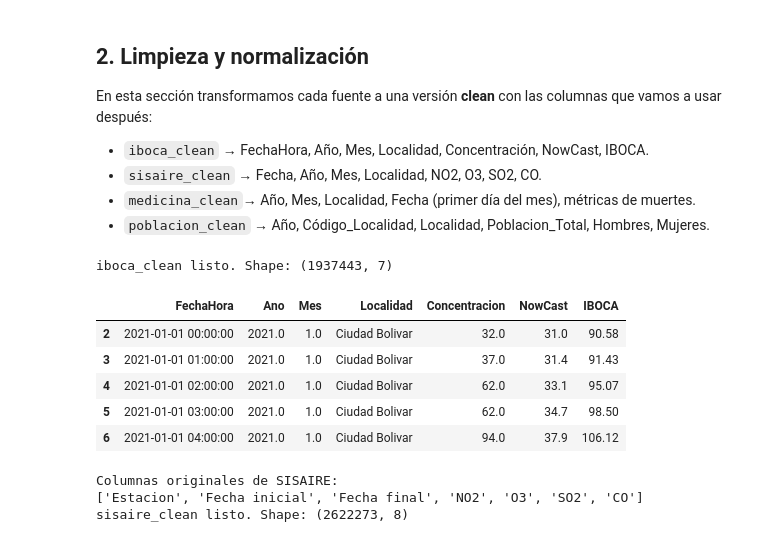
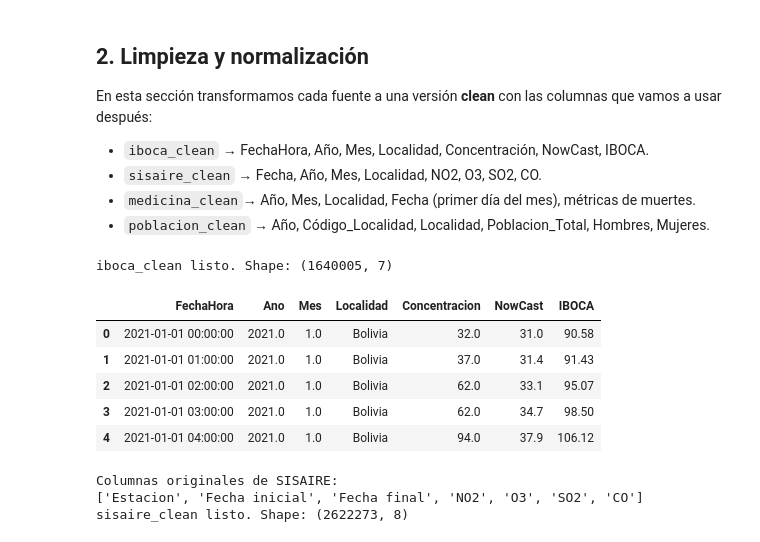
Before and after one commit to julianaduranl/P2_BI_Grupo9, a Jupyter notebook: ETL_parcial.ipynb, the cells around one changed output. Saved outputs shown, nothing was run; the diff lists cells and outputs as text; code cells hidden in the pictures.

```diff
--- a/ETL_parcial.ipynb
+++ b/ETL_parcial.ipynb
@@ -418,61 +559,47 @@ que vamos a usar después:
 - `medicina_clean`→ Año, Mes, Localidad, Fecha (primer día del mes), métricas de muertes.
 - `poblacion_clean` → Año, Código_Localidad, Localidad, Poblacion_Total, Hombres, Mujeres.
 # %%
-# 2.1 LIMPIEZA IBOCA → iboca_clean (con normalización de Localidad)
+# 2.1 LIMPIEZA IBOCA → iboca_clean (con fuzzy matching directo)
 
 def limpiar_iboca(raw_iboca: pd.DataFrame) -> pd.DataFrame:
     df = raw_iboca.copy()
 
-    # FechaHora a datetime
+    # --- Asegurar tipo datetime ---
     df["FechaHora"] = pd.to_datetime(df["FechaHora"], errors="coerce")
 
-    # Año y Mes
+    # --- Año y Mes ---
     df["Ano"] = df["FechaHora"].dt.year
     df["Mes"] = df["FechaHora"].dt.month
 
-    # Limpieza numérica básica
+    # --- Asegurar numéricos (ya vienen limpios, reforzamos) ---
     for col in ["Concentracion", "NowCast", "IBOCA"]:
-        df[col] = (
-            df[col]
-            .astype(str)
-            .str.replace(",", ".", regex=False)
-            .str.replace("sin dato", "", case=False, regex=False)
-        )
         df[col] = pd.to_numeric(df[col], errors="coerce")
 
-    # Mapear Location → Localidad (AQUÍ VA TU DICCIONARIO)
-    mapa_estacion_localidad = {
-        # TODO: Rellena con tus mappings reales:
-        # "NombreEstaciónEnIBOCA": "Ciudad Bolívar",
-        # "KENNEDY": "Kennedy",
-    }
+    # --- Localidad por FUZZY MATCHING, sin diccionario manual ---
+    df["Localidad"] = df["Location"].apply(normalizar_localidad_texto)
 
-    df["Localidad"] = df["Location"].map(mapa_estacion_localidad).fillna(df["Location"])
-
-    # Normalizar texto de localidad (arregla BolÃ­var, etc.)
-    df["Localidad"] = df["Localidad"].apply(normalizar_localidad_texto)
-
-    # Nos quedamos con las columnas clave
-    columnas = [
+    # --- Selección y orden de columnas finales ---
+    columnas_finales = [
         "FechaHora", "Ano", "Mes", "Localidad",
         "Concentracion", "NowCast", "IBOCA"
     ]
-    df = df[columnas].dropna(subset=["FechaHora"])
+
+    df = df[columnas_finales].dropna(subset=["FechaHora"])
 
     print("iboca_clean listo. Shape:", df.shape)
     return df
 
 
 iboca_clean = limpiar_iboca(raw_iboca)
 iboca_clean.head()
 # %% [output]
-iboca_clean listo. Shape: (1937443, 7)
+iboca_clean listo. Shape: (1640005, 7)
 |  | FechaHora | Ano | Mes | Localidad | Concentracion | NowCast | IBOCA |
-| 2 | 2021-01-01 00:00:00 | 2021.0 | 1.0 | Ciudad Bolivar | 32.0 | 31.0 | 90.58 |
-| 3 | 2021-01-01 01:00:00 | 2021.0 | 1.0 | Ciudad Bolivar | 37.0 | 31.4 | 91.43 |
-| 4 | 2021-01-01 02:00:00 | 2021.0 | 1.0 | Ciudad Bolivar | 62.0 | 33.1 | 95.07 |
-| 5 | 2021-01-01 03:00:00 | 2021.0 | 1.0 | Ciudad Bolivar | 62.0 | 34.7 | 98.50 |
-| 6 | 2021-01-01 04:00:00 | 2021.0 | 1.0 | Ciudad Bolivar | 94.0 | 37.9 | 106.12 |
+| 0 | 2021-01-01 00:00:00 | 2021.0 | 1.0 | Bolivia | 32.0 | 31.0 | 90.58 |
+| 1 | 2021-01-01 01:00:00 | 2021.0 | 1.0 | Bolivia | 37.0 | 31.4 | 91.43 |
+| 2 | 2021-01-01 02:00:00 | 2021.0 | 1.0 | Bolivia | 62.0 | 33.1 | 95.07 |
+| 3 | 2021-01-01 03:00:00 | 2021.0 | 1.0 | Bolivia | 62.0 | 34.7 | 98.50 |
+| 4 | 2021-01-01 04:00:00 | 2021.0 | 1.0 | Bolivia | 94.0 | 37.9 | 106.12 |
 # %%
 # 2.2 LIMPIEZA SISAIRE → sisaire_clean (usando 'Fecha final' y 'Estacion')
 
```
Also changed, not shown: parts of 24 cells of this notebook, 9 other files.
